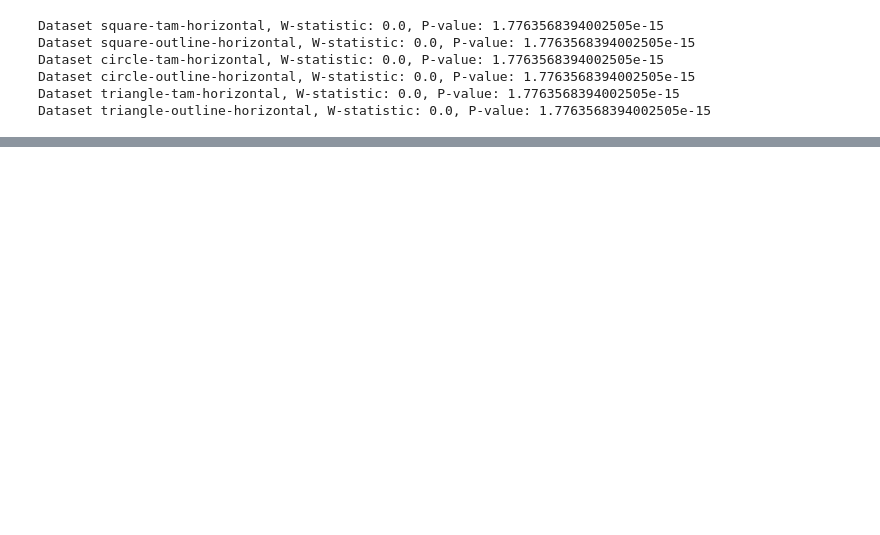
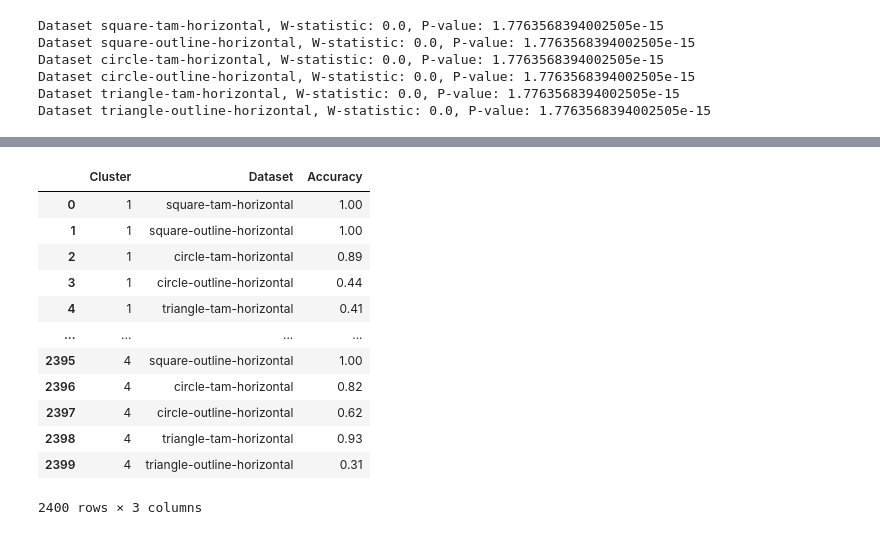
Before and after one commit to sh4r11f/illusion-rnn, a Jupyter notebook: notebooks/TAM_analysis.ipynb, the cells around one changed output, grey strips where cells are left out. Drawn from its saved outputs; the diff is of its cells as text; code cells hidden in the pictures; blank space fills up the shorter version.

Commit message:
notebooks to train tam on motion and tam

```diff
--- a/notebooks/TAM_analysis.ipynb
+++ b/notebooks/TAM_analysis.ipynb
@@ -948,2 +996,45 @@ plt.show()
+# %%
+df = pd.DataFrame(columns=["Cluster", "Dataset", "Accuracy"])
+cluster_data = []
+dataset_data = []
+acc_data = []
+
+for cluster in range(4):
+
+    for i in range(100):
+        net = TAMNet(
+            dataset=tam_test_datasets["square-tam-horizontal"],
+            hidden_size=256,
+            output_size=tam_test_datasets["square-tam-horizontal"].env.action_space.n,
+            learning_rate=0.001,
+            device=device
+        )
+        # Load the trained weights
+        net.RNN.load_state_dict(torch.load(MODEL_DIR / 'learned_horiz_TAM-basic_256_VSS_only_last_new.pt'))
+        net.RNN.eval()
+
+        if cluster == 3:
+            neurons = np.arange(0, 256)
+        else:
+            neurons = cluster_dict[cluster]
+        if cluster == 3:
+            random_neurons = np.random.choice(neurons, neurons.shape[0] // 12, replace=False)
+        else:
+            random_neurons = np.random.choice(neurons, neurons.shape[0] // 4 , replace=False)
+        # random_neurons = np.random.choice(neurons, neurons.shape[0] // 4, replace=False)
+        net.RNN.rnn.h2h.weight.data[:, random_neurons] = 0
+        net.RNN.fc.weight.data[:, random_neurons] = 0
+
+        # Test on datasets
+        for et, dataset in tam_test_datasets.items():
+            _, _, test_acc = net.test_rnn(100, dataset)
+
+            cluster_data.append(cluster + 1)
+            dataset_data.append(et)
+            acc_data.append(test_acc)
+
+df["Cluster"] = cluster_data
+df["Dataset"] = dataset_data
+df["Accuracy"] = acc_data
 # %%
 ns = []
@@ -1184,0 +1223,16 @@ P-value: 0.0
+# %%
+df
+# %% [output]
+|  | Cluster | Dataset | Accuracy |
+| 0 | 1 | square-tam-horizontal | 1.00 |
+| 1 | 1 | square-outline-horizontal | 1.00 |
+| 2 | 1 | circle-tam-horizontal | 0.89 |
+| 3 | 1 | circle-outline-horizontal | 0.44 |
+| 4 | 1 | triangle-tam-horizontal | 0.41 |
+| ... | ... | ... | ... |
+| 2395 | 4 | square-outline-horizontal | 1.00 |
+| 2396 | 4 | circle-tam-horizontal | 0.82 |
+| 2397 | 4 | circle-outline-horizontal | 0.62 |
+| 2398 | 4 | triangle-tam-horizontal | 0.93 |
+| 2399 | 4 | triangle-outline-horizontal | 0.31 |
+2400 rows × 3 columns
```
Also changed, not shown: parts of 25 cells of this notebook, 2 other files.
